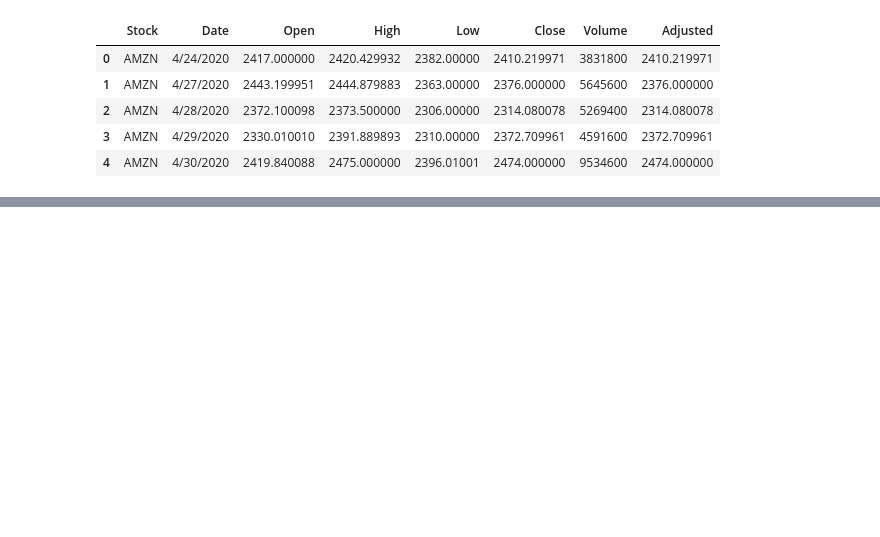
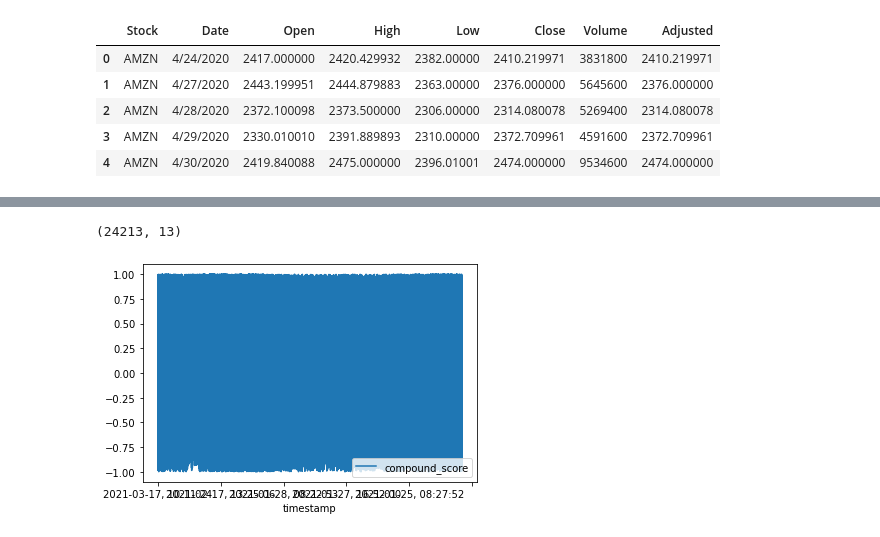
Before and after one commit to KseniaShkaruta/DiamondHands, a Jupyter notebook: CS6242_GroupProject_CrossCorrelation.ipynb, the cells around one changed output, grey strips where cells are left out. Drawn from its saved outputs; the diff is of its cells as text; code cells hidden in the pictures; blank space fills up the shorter version.

```diff
--- a/CS6242_GroupProject_CrossCorrelation.ipynb
+++ b/CS6242_GroupProject_CrossCorrelation.ipynb
@@ -13,0 +51,12 @@ df_stocks.head()
+# %%
+#create df only for GME
+df_reddit_GME = df_reddit[df_reddit.GME == True]
+# %%
+df_reddit_GME.shape
+# %% [output]
+(24213, 13)
+# %%
+df_reddit_GME.plot(x = 'timestamp', y = 'compound_score')
+pyplot.show()
+# %% [output]
+[figure, added]
```
Also changed, not shown: parts of 12 cells of this notebook.
